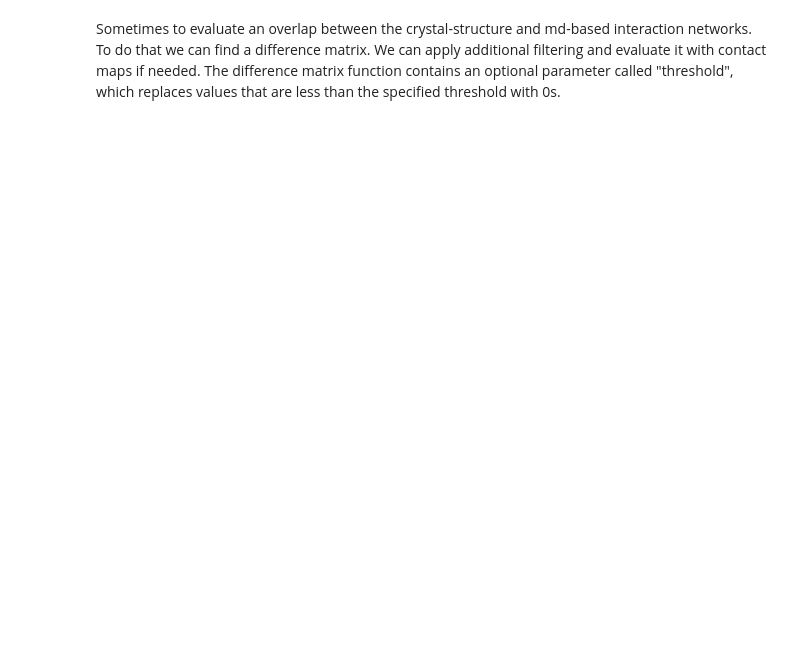
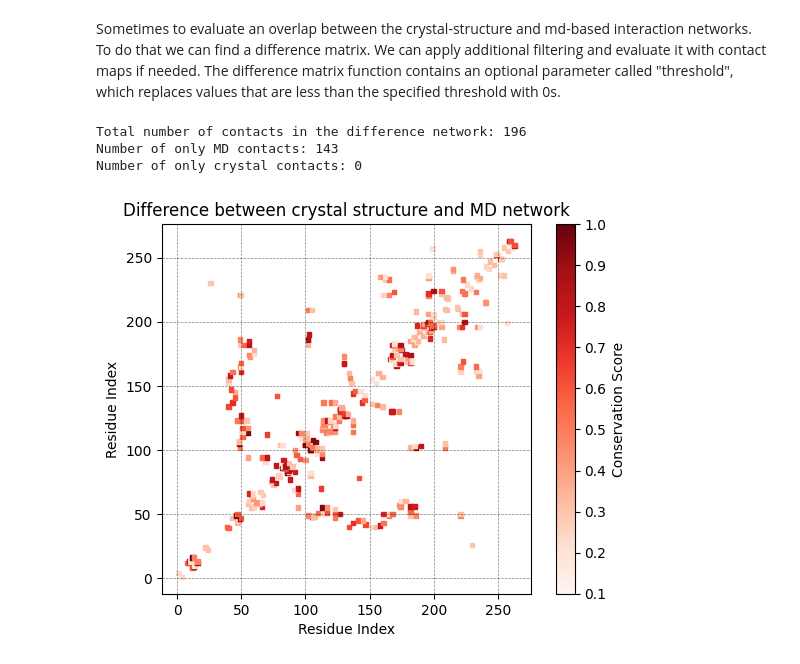
Before and after one commit to kamerlinlab/KIN, a Jupyter notebook: contact_analysis/shared_network.ipynb, the cells around one changed output. Saved outputs shown, nothing was run; the diff lists cells and outputs as text; code cells hidden in the pictures; blank space fills up the shorter version.

```diff
--- a/contact_analysis/shared_network.ipynb
+++ b/contact_analysis/shared_network.ipynb
@@ -362,21 +417,26 @@ from kin.msa_network import difference_matrix
 # %%
 input_colors_cs = "static_contacts_processing/shared_network/CS_TEM1_colors.csv"
 input_colors_md_10 ="dynamic_contacts_processing/shared_network/MD_TEM1_colors_10.csv"
 
-crystal_full_net = get_contacts_from_csv(crystal_full)
+crystal_full_net = get_contacts_from_csv(CRYSTAL_FULL)
 crystal_colors = get_contacts_from_csv(input_colors_cs, value_type=str)
-md_10_full_net = get_contacts_from_csv(md_full_10)
+md_10_full_net = get_contacts_from_csv(MD_FULL_10)
 md_colors = get_contacts_from_csv(input_colors_md_10, value_type=str)
 
 # Calculate the difference matrix between the crystal structure and the MD network
 #diff_net_list is a list of all differenc values
 diff_net, diff_net_colors, diff_net_list = difference_matrix(
     crystal_full_net,
     crystal_colors,
     md_10_full_net,
     md_colors,
     diff_threshold=0.2,
 )
 
 diff_grid = make_grid(diff_net, TOTAL_RES_NUMBER)
 plot_int_map(diff_grid, "Difference between crystal structure and MD network")
+# %% [output]
+Total number of contacts in the difference network: 196
+Number of only MD contacts: 143
+Number of only crystal contacts: 0
+[figure, added]
```
Also changed, not shown: parts of 8 cells of this notebook, 1 other file.
